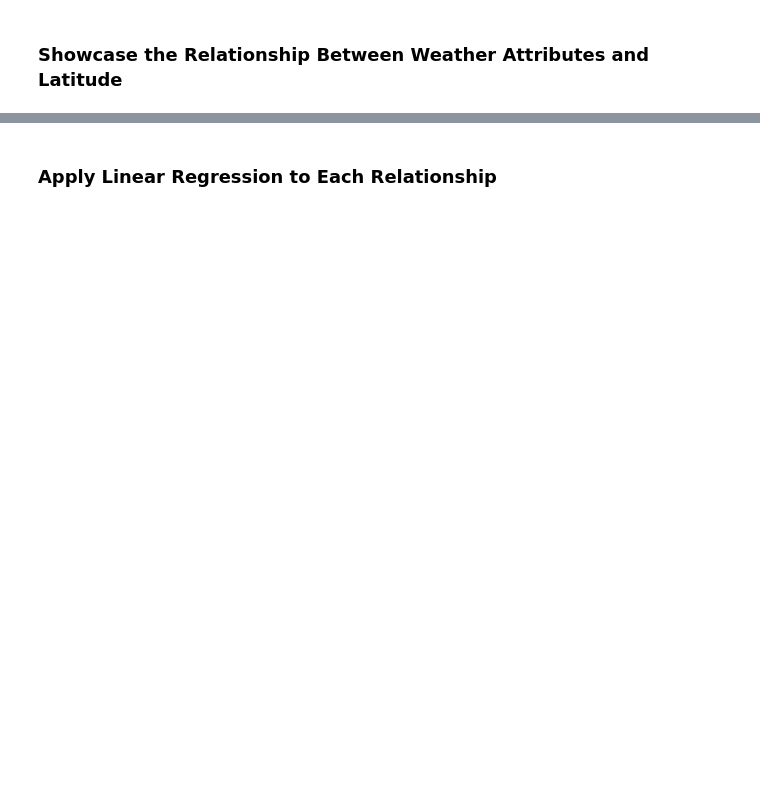
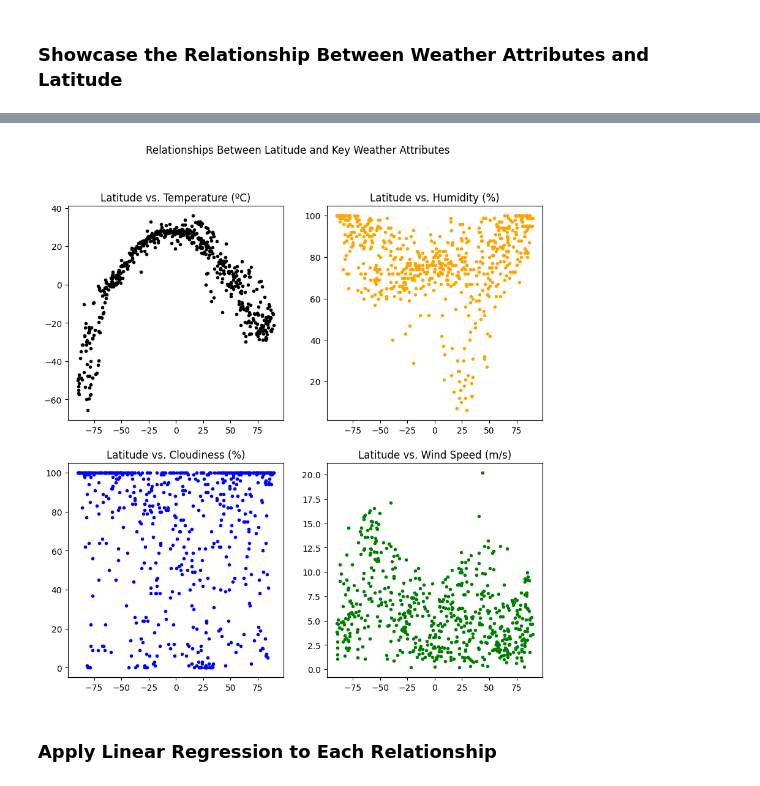
Before and after one commit to dmldatasci/citipy-geoapify-apis, a Jupyter notebook: WeatherPy.ipynb, the cells around one changed output, grey strips where cells are left out. Saved outputs shown, nothing was run; the diff lists cells and outputs as text; code cells hidden in the pictures; blank space fills up the shorter version.

Commit message:
Finalized data retrieval code and displayed relationships between latitude and key weather attributes through scatter plots.

```diff
--- a/WeatherPy.ipynb
+++ b/WeatherPy.ipynb
@@ -63,11 +63,14 @@ for i, city in enumerate(cities):
         response = requests.get(api_url.format(lat=lats[i], lng=lngs[i], API_key=weather_api_key))
         data = response.json()
 
-        city_weather_data[city] = {'lat' : data['coord']['lat'],
-                                   'temp' : [data['main']['temp_min'], data['main']['temp'], data['main']['temp_max']],
-                                   'hum' : data['main']['humidity'],
-                                   'cloud' : data['clouds']['all'],
-                                   'wind' : data['wind']['speed']}
+        city_weather_data[city] = {'City' : city,
+                                   # 'Country' : data['sys']['country'],
+                                   'Latitude' : data['coord']['lat'],
+                                   'Longitude': data['coord']['lon'],
+                                   'Temperature (Max)' : data['main']['temp_max'],
+                                   'Humidity' : data['main']['humidity'],
+                                   'Cloudiness' : data['clouds']['all'],
+                                   'Wind Speed' : data['wind']['speed']}
 
     except:
         print(f'{city.title()} not found. Moving on.\n-----\n')
@@ -83,0 +97,4 @@ print('\nData retrieval complete.\n-----\n')
+# %%
+# convert the dictionary to a `pandas` data frame and examine data types
+city_weather_df = pd.DataFrame.from_dict(city_weather_data, orient='index').reset_index(drop=True)
+city_weather_df.dtypes
@@ -84,2 +136,17 @@ print('\nData retrieval complete.\n-----\n')
+# %%
+# display a latitude vs. temperature scatter plot
+fig, axs = plt.subplots(2, 2, figsize=(10, 10))
+fig.suptitle('Relationships Between Latitude and Key Weather Attributes')
+axs[0, 0].scatter(city_weather_df['Latitude'], city_weather_df['Temperature (Max)'] - 273.15, c='black', marker='.')
+axs[0, 0].set_title('Latitude vs. Temperature (ºC)')
+axs[0, 1].scatter(city_weather_df['Latitude'], city_weather_df['Humidity'], c='orange', marker='.')
+axs[0, 1].set_title('Latitude vs. Humidity (%)')
+axs[1, 0].scatter(city_weather_df['Latitude'], city_weather_df['Cloudiness'], c='blue', marker='.')
+axs[1, 0].set_title('Latitude vs. Cloudiness (%)')
+axs[1, 1].scatter(city_weather_df['Latitude'], city_weather_df['Wind Speed'], c='green', marker='.')
+axs[1, 1].set_title('Latitude vs. Wind Speed (m/s)')
+plt.show()
+# %% [output]
+[figure, added]
 # %% [markdown]
 ### Apply Linear Regression to Each Relationship
```
Also changed, not shown: parts of 9 cells of this notebook.
